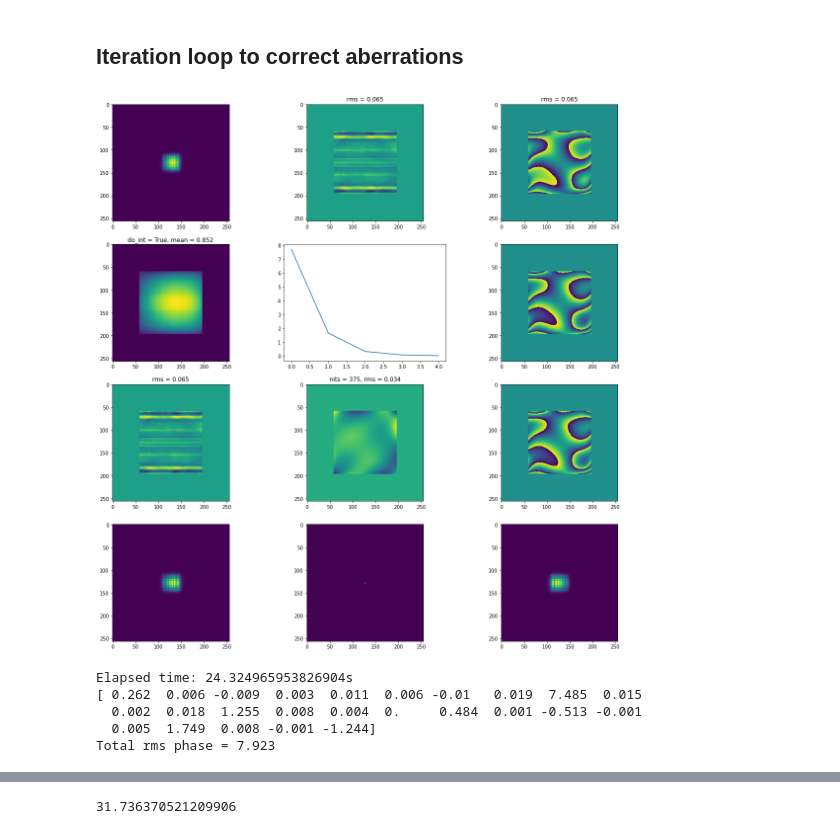
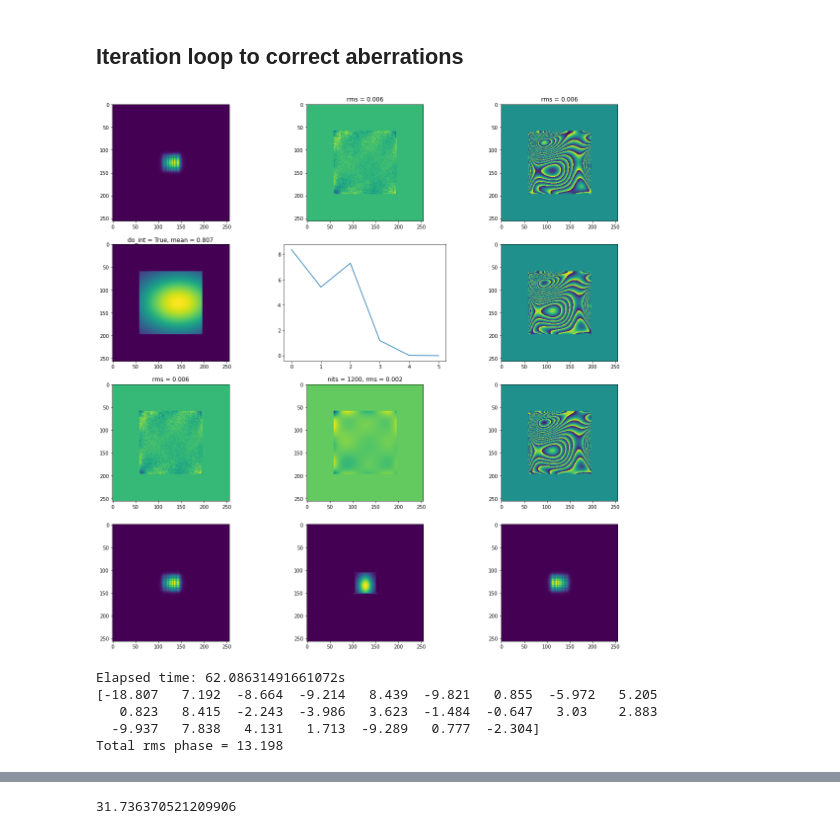
Before and after one commit to imperial-photonics/HexSimInstrument, a Jupyter notebook: R11SLM_correction_simulation_Chebyshev.ipynb, the cells around one changed output, grey strips where cells are left out. Drawn from its saved outputs; the diff is of its cells as text; code cells hidden in the pictures.

```diff
--- a/R11SLM_correction_simulation_Chebyshev.ipynb
+++ b/R11SLM_correction_simulation_Chebyshev.ipynb
@@ -116,7 +163,13 @@ plt.imshow(wt)
 ### Random phase
 Create a random image with low spatial frequency content for aberration to be measured
 # %%
-ri = (30 * ch[1, 3] + 2 * ch[3, 1] - 5 * ch[4, 4] + 7 * ch[4, 1] + 5 * ch[2, 2] - 2 * ch[3, 3]) * circ / 4
+# ri = (30 * ch[1, 3] + 2 * ch[3, 1] - 5 * ch[4, 4] + 7 * ch[4, 1] + 5 * ch[2, 2] - 2 * ch[3, 3]) * circ / 0.5
+
+c = xp.random.rand(n_c, n_c) - 0.5
+ri = np.polynomial.chebyshev.chebval2d(x, y, c) * circ
+rms = xp.std(ri)
+RMS = 10
+ri *= RMS / rms
 
 ri2 = (-18 * ch[1, 1] + 5 * ch[2, 2] - 7 * ch[3, 1] + 11 * ch[3, 3]) * circ / 4  # starting random input phase
 # %% [markdown]
@@ -143,7 +196,7 @@ plt.title('Starting phase')
 
 plt.figure(102)
 defocus = 5 * (ch[0, 2] + ch[2, 0])
-bias = [10 * (ch[0, 2] + ch[2, 0]), 0 * ch[2, 2], -10 * (ch[0, 2] + ch[2, 0])]
+bias = [10 * (ch[0, 2] + ch[2, 0]), 40 * ch[1, 1], -10 * (ch[0, 2] + ch[2, 0])]
 if xp == cp:
     plt.imshow(defocus.get())
 else:
@@ -215,7 +264,7 @@ def show_animation(k, img, title=None):
 
 t0 = time.time()
 nits = 1
-n = 75
+n = 200
 error = 0
 psfn0 = [None, None, None]
 
@@ -288,8 +337,8 @@ while nits < n * 30 + 1:
         #subtract the fitted phase from our current pupil guess
         Q = Q * xp.exp(-1j * diff)
 
-        # Calculate rms of fitted phase form zernike mode amplitudes
-        rms_dz = xp.linalg.norm(diff_z)
+        # Calculate rms of fitted phase
+        rms_dz = np.std(diff)
         show_animation(7, diff, f'nits = {nits}, rms = {rms_dz:.3f}')
 
         # Plot the fitted RMS values so far
@@ -301,37 +350,37 @@ while nits < n * 30 + 1:
             axes[4].clear()
             axes[4].plot(rms_plot)
 
         # calculate the cummulative zernike mode values and reconstruct the cummulative phase
         cuml_z += diff_z
         cuml_phase = oe.contract('ijk,i->jk', c_a_p, cuml_z)
         show_animation(8, xp.angle(xp.exp(1j * cuml_phase)))
 
         # Recalculate the psfs
         new_masks = [ri - cuml_phase + bias[0], ri - cuml_phase + bias[1], ri - cuml_phase + bias[2]]
 
         for i in range(3):
             p1 = xp.fft.fftshift(xp.fft.fft2(ampl * xp.exp(1j * new_masks[i])))
             p1i = abs(p1) ** 2 / xp.sum(abs(p1) ** 2) * nphot + bg
             p1i_n = (xp.random.poisson(p1i) - bg) * G
             ps = p1i_n
             show_animation(9+i,ps)
             psfi[i] = p1i_n + 0j
 
         # Stop if rms is small enough for two consecutive iterations
         if rms_dz < 0.1 and last_rms < 0.1:
             break
         else:
             last_rms = rms_dz
     nits = nits + 1
 
 print(f'Elapsed time: {time.time() - t0}s')
 with np.printoptions(precision=3, suppress=True):
     print(cuml_z)
-print(f'Total rms phase = {xp.linalg.norm(cuml_z):.3f}')
+print(f'Total rms phase = {xp.std(cuml_phase):.3f}')
 # %% [output]
-[figure, old version]
+[figure, new version]
-Elapsed time: 24.324965953826904s
-[ 0.262  0.006 -0.009  0.003  0.011  0.006 -0.01   0.019  7.485  0.015
-  0.002  0.018  1.255  0.008  0.004  0.     0.484  0.001 -0.513 -0.001
-  0.005  1.749  0.008 -0.001 -1.244]
-Total rms phase = 7.923
+Elapsed time: 62.08631491661072s
+[-18.807   7.192  -8.664  -9.214   8.439  -9.821   0.855  -5.972   5.205
+   0.823   8.415  -2.243  -3.986   3.623  -1.484  -0.647   3.03    2.883
+  -9.937   7.838   4.131   1.713  -9.289   0.777  -2.304]
+Total rms phase = 13.198
```
Also changed, not shown: parts of 16 cells of this notebook.
